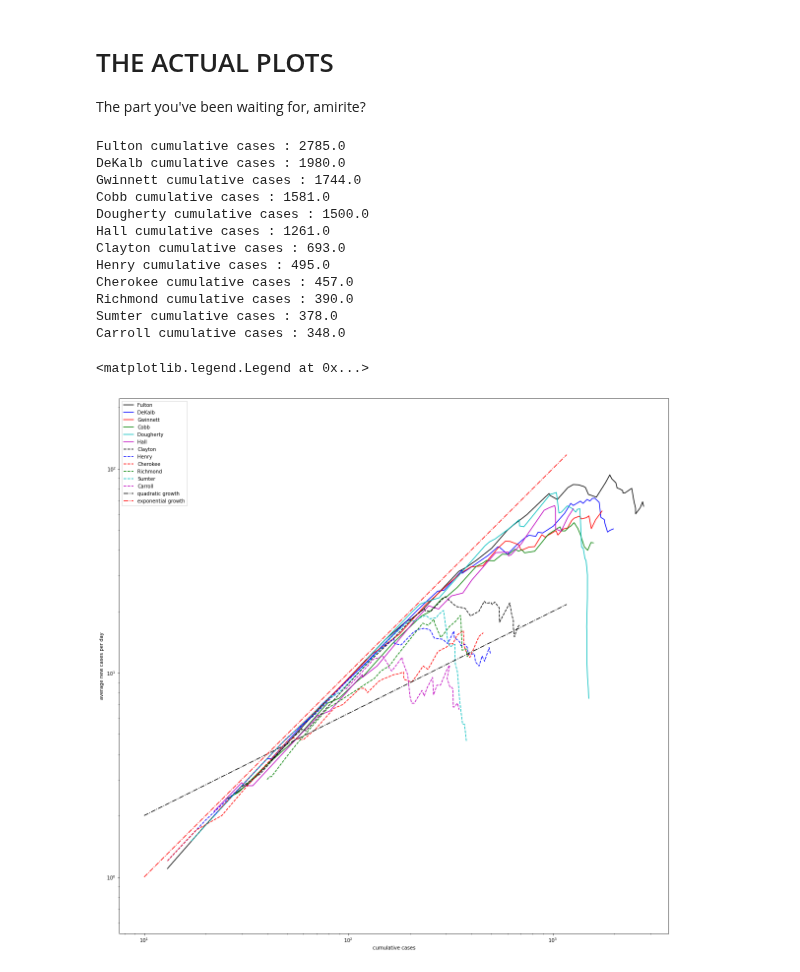
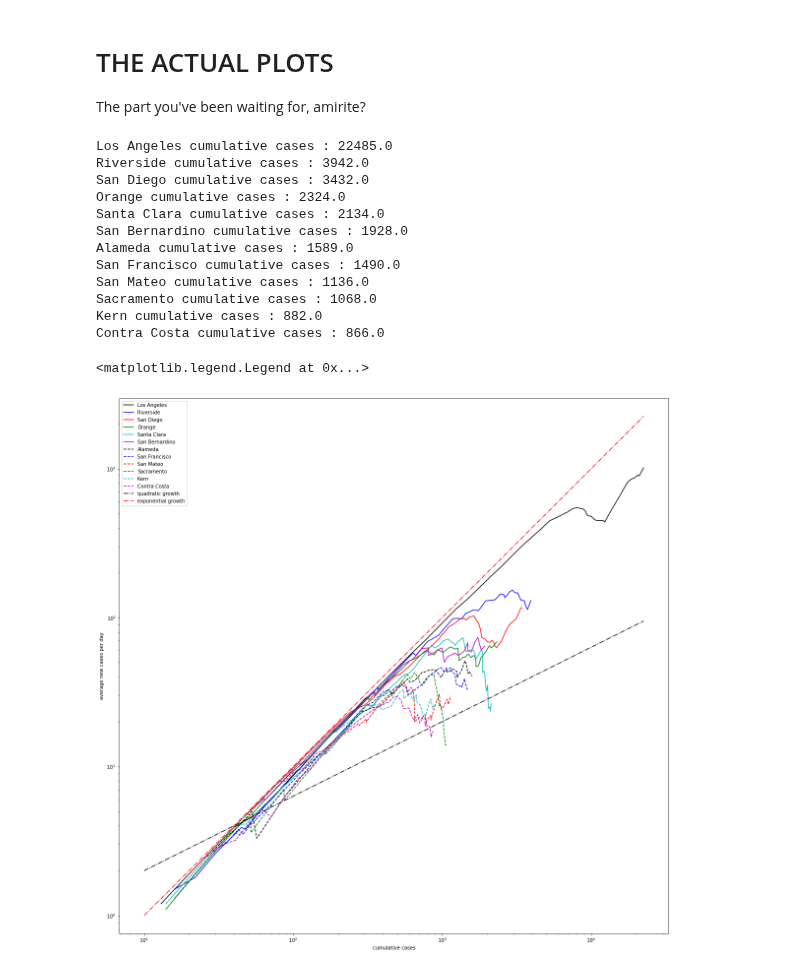
Before and after one commit to mds2/covid-jupyter-mds2, a Jupyter notebook: COVID.ipynb, the cells around one changed output. Saved outputs shown, nothing was run; the diff lists cells and outputs as text; code cells hidden in the pictures.

Commit message:
Fixed plot bugs, better commenting

```diff
--- a/COVID.ipynb
+++ b/COVID.ipynb
@@ -10,7 +10,8 @@ Modifiable Parmas
 Change the parameters in the following cell to change properties of the plot at the bottom
 # %%
 field = ['cases', 'deaths'][0] # switch index to do cases vs deaths
-state = 'Georgia' # switch to, e.g., 'New York'
+# Note that as of April 29, "deaths" are noisy for states other than, e.g., New York, New Jersey
+state = 'California' # switch to, e.g., 'New York'
 smoothing_window = 10 # use any positive integer, but values above 5 work best
 # %% [markdown]
 Read the data
@@ -90,29 +91,30 @@ The part you've been waiting for, amirite?
 # %%
 col_pick = ColorPicker()
 plt.rcParams['figure.figsize'] = [20,20]
 plt.axes().set_aspect('equal', 'datalim')
 maxpt = 0.0
 valid_counties = [c for c in counties.keys() if len(trajectory(c)[0]) > smoothing_window and c != 'Unknown']
 valid_counties = sorted(valid_counties, key=lambda c: -1.0 * trajectory(c)[0][-1])
 for county in valid_counties[:12]:
+    t = trajectory(county)
     plot_traj(county, col_pick.get(), window=smoothing_window)
     print(county + " cumulative " + field + " : "+ str(trajectory(county)[0][-1]))
     maxpt = max(maxpt, t[0][-1])
 plt.plot([10.0, maxpt], [2.0, 2.0 * np.sqrt(0.1 * maxpt)], 'k-.', label="quadratic growth")
 plt.plot([10.0, maxpt], [1.0, 0.1 * maxpt], 'r-.', label="exponential growth")
 plt.legend()
 # %% [output]
-Fulton cumulative cases : 2785.0
-DeKalb cumulative cases : 1980.0
-Gwinnett cumulative cases : 1744.0
-Cobb cumulative cases : 1581.0
-Dougherty cumulative cases : 1500.0
-Hall cumulative cases : 1261.0
-Clayton cumulative cases : 693.0
-Henry cumulative cases : 495.0
-Cherokee cumulative cases : 457.0
-Richmond cumulative cases : 390.0
-Sumter cumulative cases : 378.0
-Carroll cumulative cases : 348.0
+Los Angeles cumulative cases : 22485.0
+Riverside cumulative cases : 3942.0
+San Diego cumulative cases : 3432.0
+Orange cumulative cases : 2324.0
+Santa Clara cumulative cases : 2134.0
+San Bernardino cumulative cases : 1928.0
+Alameda cumulative cases : 1589.0
+San Francisco cumulative cases : 1490.0
+San Mateo cumulative cases : 1136.0
+Sacramento cumulative cases : 1068.0
+Kern cumulative cases : 882.0
+Contra Costa cumulative cases : 866.0
 <matplotlib.legend.Legend at 0x...>
-[figure, old version]
+[figure, new version]
```
Also changed, not shown: parts of 2 cells of this notebook.
